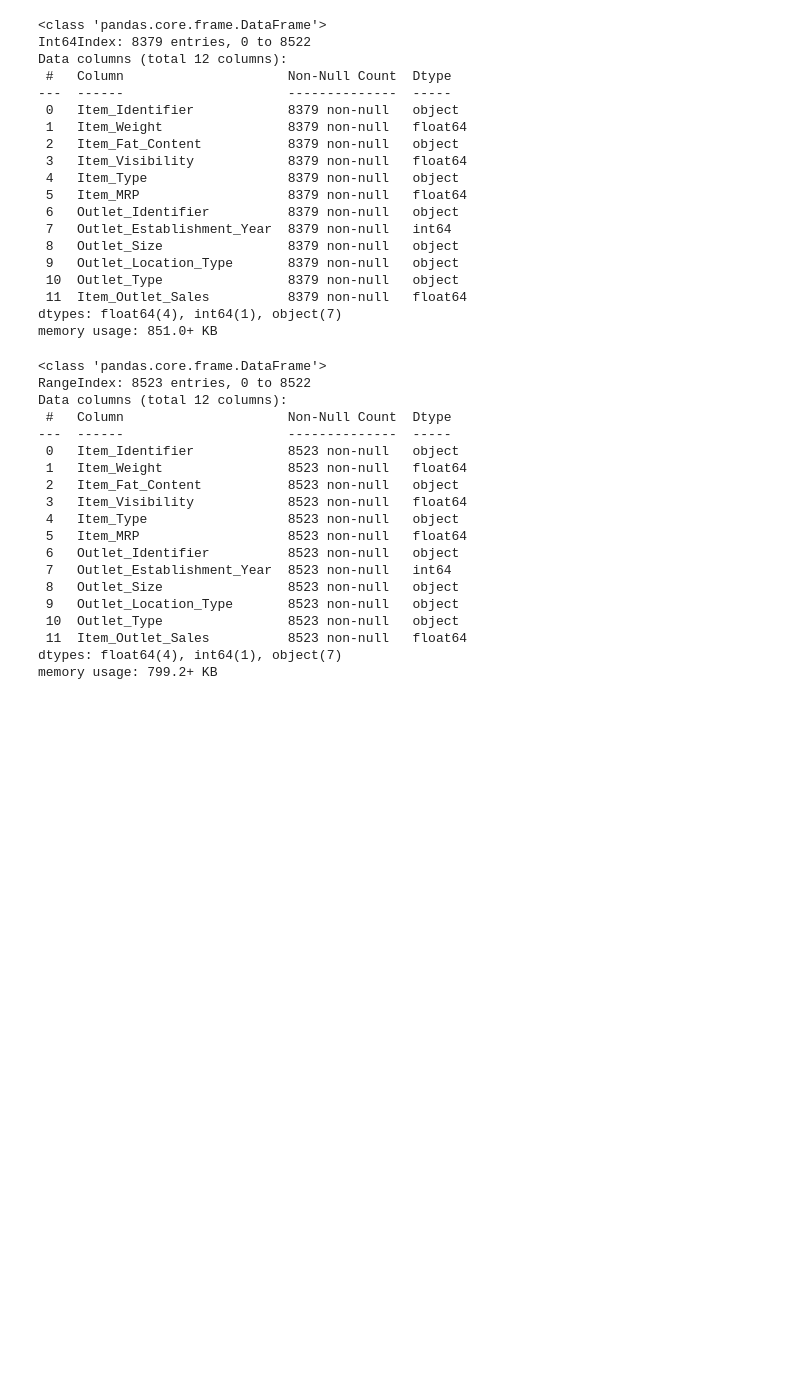
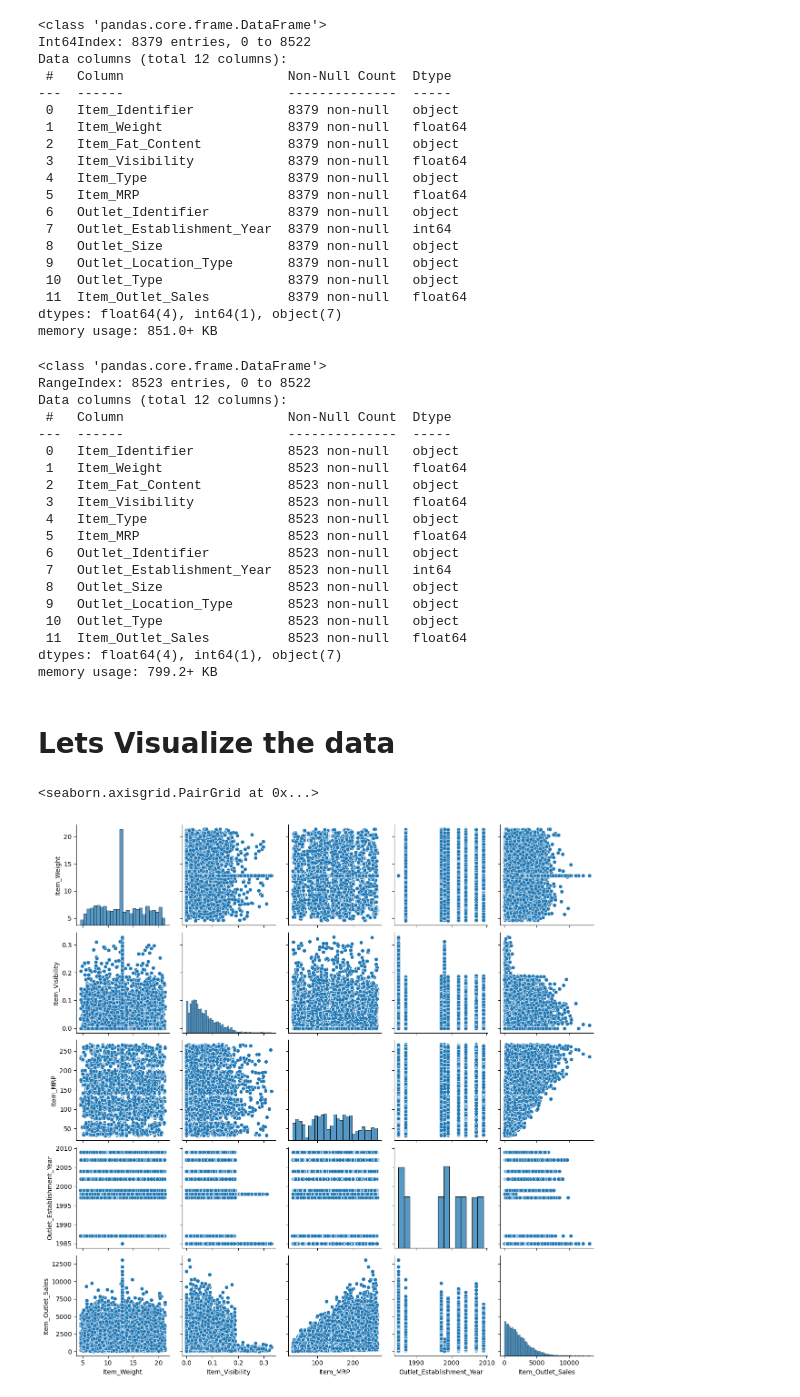
Before and after one commit to AyeshaIrshad1337/Big-Mart-Sales-Prediction, a Jupyter notebook: big-mart-sales-prediction.ipynb, the cells around one changed output. Drawn from its saved outputs; the diff is of its cells as text; code cells hidden in the pictures; blank space fills up the shorter version.

```diff
--- a/big-mart-sales-prediction.ipynb
+++ b/big-mart-sales-prediction.ipynb
@@ -377,3 +377,10 @@ Data columns (total 12 columns):
  11  Item_Outlet_Sales          8523 non-null   float64
 dtypes: float64(4), int64(1), object(7)
 memory usage: 799.2+ KB
+# %% [markdown]
+# Lets Visualize the data
+# %%
+sns.pairplot(train)
+# %% [output]
+<seaborn.axisgrid.PairGrid at 0x...>
+[figure, added]
```
Also changed, not shown: parts of 2 cells of this notebook.
